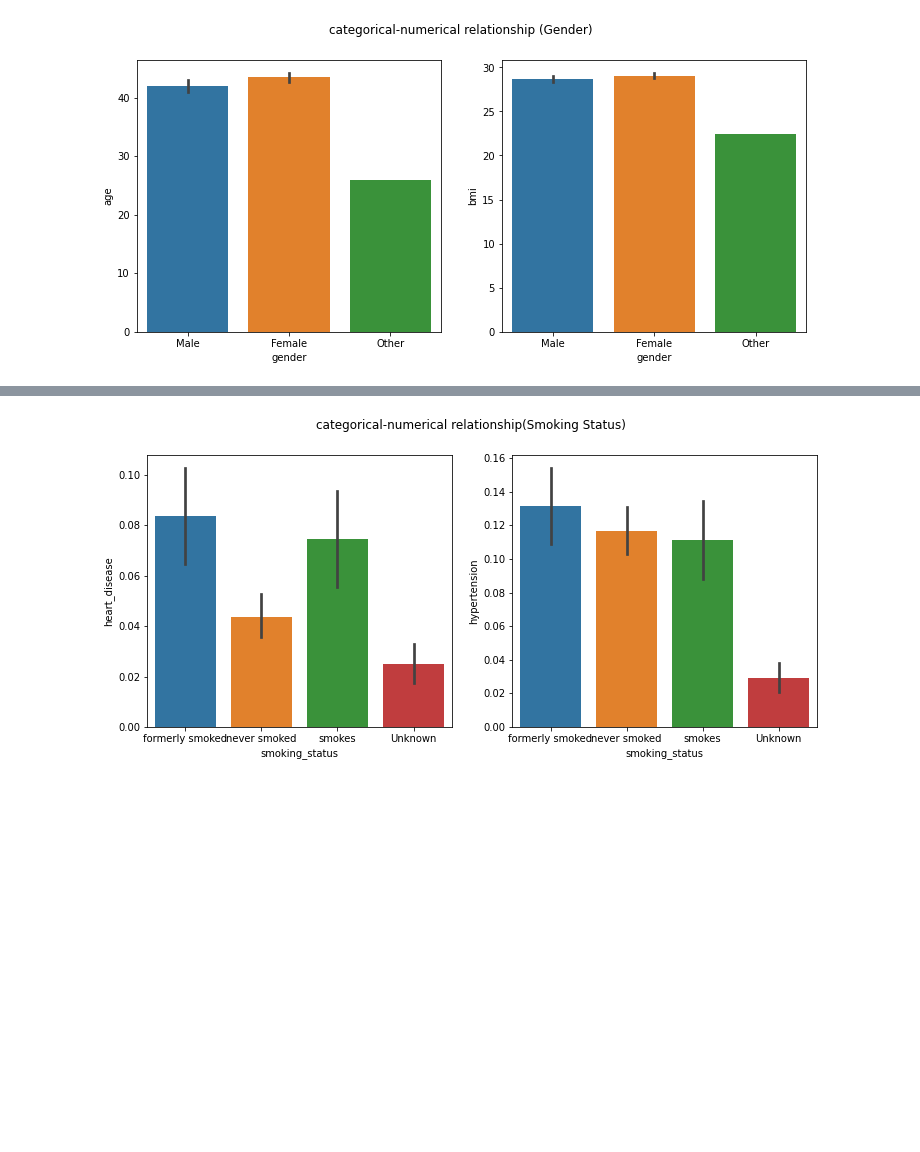
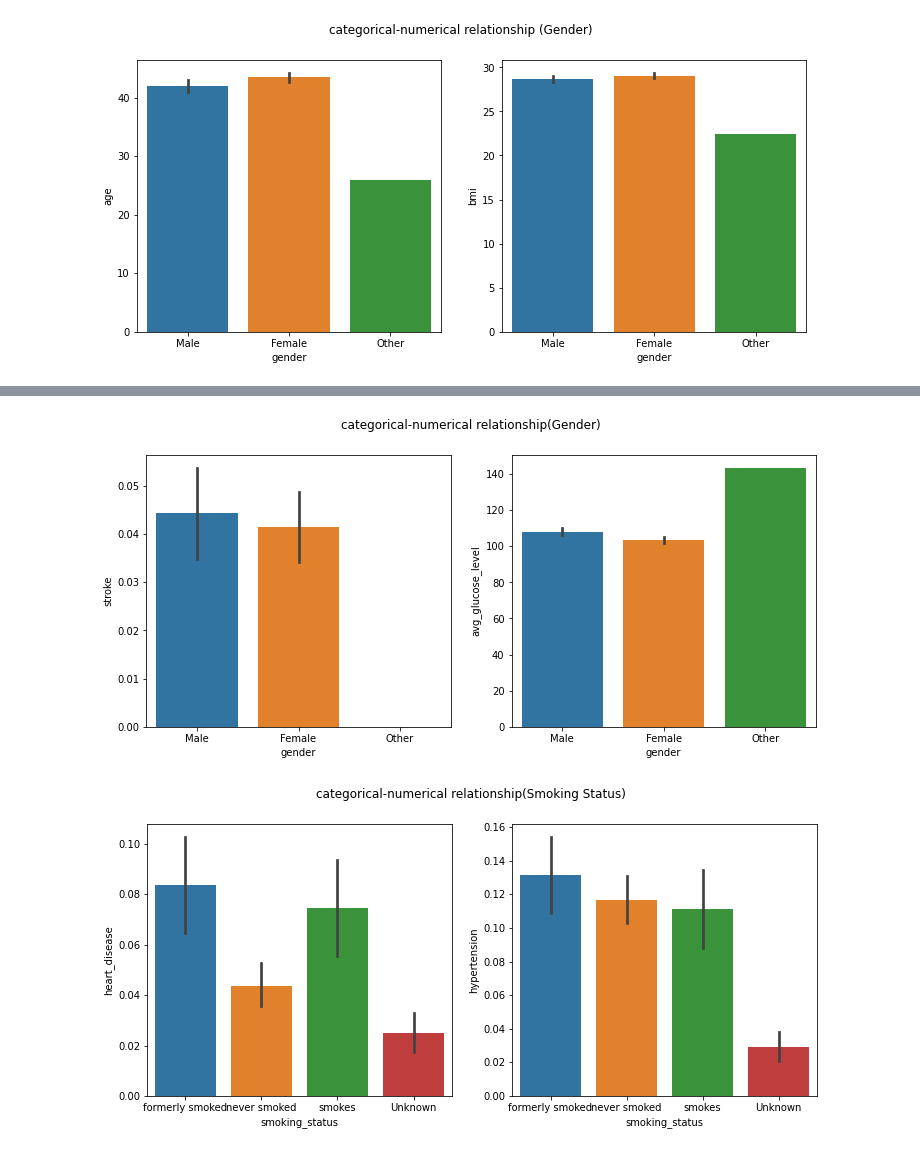
Before and after one commit to quincynjoroge/stroke-health-care-analysis, a Jupyter notebook: Stroke_Analysis.ipynb, the cells around one changed output, grey strips where cells are left out. Drawn from its saved outputs; the diff is of its cells as text; code cells hidden in the pictures; blank space fills up the shorter version.

Commit message:
edited the categorical part in bivariate analysis

```diff
--- a/Stroke_Analysis.ipynb
+++ b/Stroke_Analysis.ipynb
@@ -597,3 +601,13 @@ plt.show();
+# %%
+fig, (ax1,ax2) = plt.subplots(1,2,  figsize=(12, 5))
+fig.suptitle('categorical-numerical relationship(Gender)')
+sns.barplot(x=healthdata['gender'], y=healthdata['stroke'], ax=ax1)
+sns.barplot(x=healthdata['gender'], y=healthdata['avg_glucose_level'], ax=ax2)
+plt.show()
+#on stroke level, both gender are almost on same level but the males are slightly higher.
+#both male and females have almost same glucose level but the other gender is slightly higher.
+# %% [output]
+[figure, added]
 # %%
 fig, (ax1,ax2) = plt.subplots(1,2,  figsize=(12, 5))
 fig.suptitle('categorical-numerical relationship(Smoking Status)')
```
Also changed, not shown: parts of 6 cells of this notebook.
